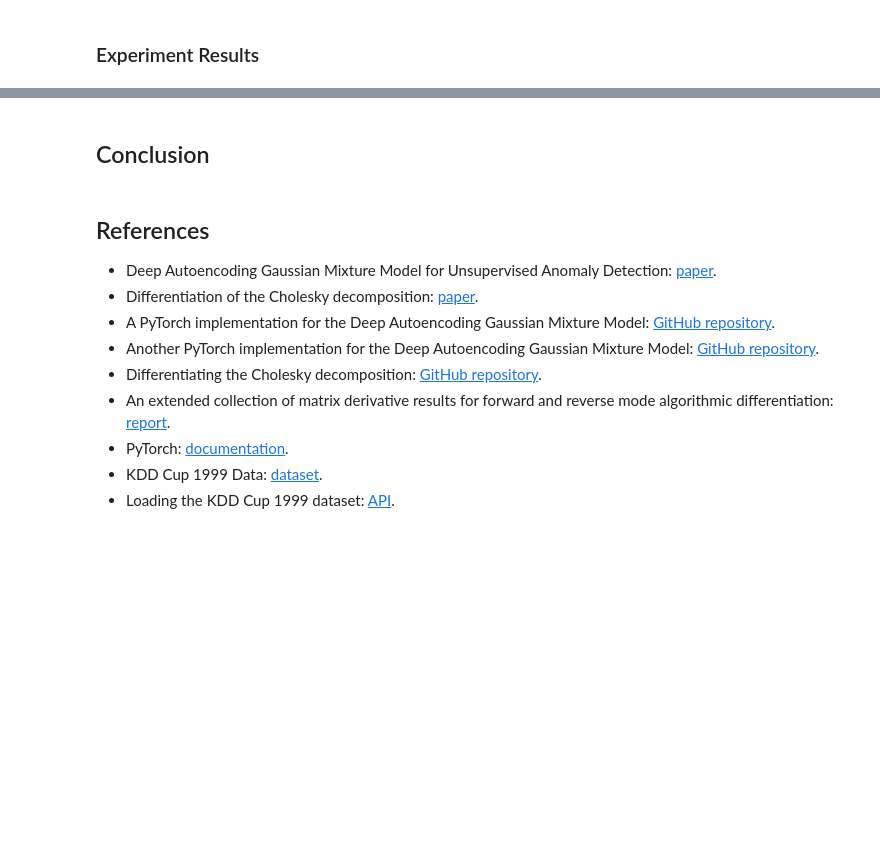
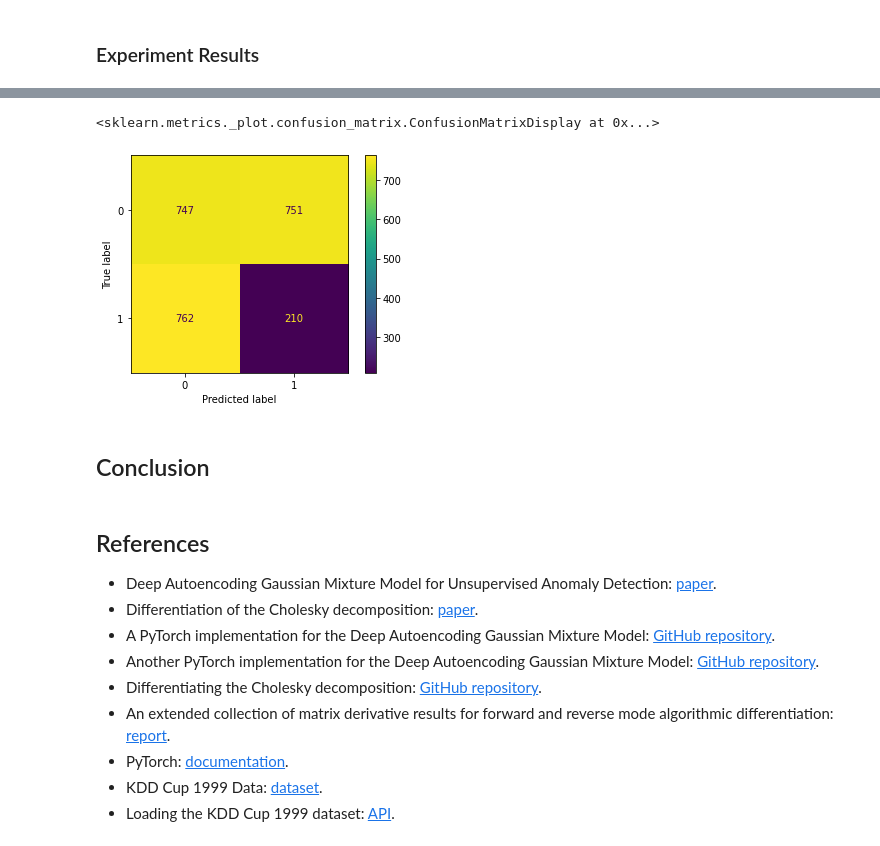
Before and after one commit to zefang-liu/DAGMM-Needle, a Jupyter notebook: project.ipynb, the cells around one changed output, grey strips where cells are left out. Cells and saved outputs as stored; diff of their text form; code cells hidden in the pictures; blank space fills up the shorter version.

```diff
--- a/project.ipynb
+++ b/project.ipynb
@@ -484,18 +485,18 @@ from models import DAGMM
 from training import train_kdd_cup, evaluate_kdd_cup
 # %%
 device = ndl.cuda()
-dataset_train = ndl.data.KDDCUPDataset(train=True, train_ratio=0.5)
-dataset_test = ndl.data.KDDCUPDataset(train=False, train_ratio=0.5)
+dataset_train = ndl.data.KDDCUPDataset(train=True, train_ratio=0.5, sample_ratio=0.01)
+dataset_test = ndl.data.KDDCUPDataset(train=False, train_ratio=0.5, sample_ratio=0.01)
 # %%
 dataloader_train = ndl.data.DataLoader(
     dataset=dataset_train,
-    batch_size=4,
+    batch_size=64,
     shuffle=True,
     device=device,
     dtype="float32")
 dataloader_test = ndl.data.DataLoader(
     dataset=dataset_test,
-    batch_size=4,
+    batch_size=64,
     shuffle=False,
     device=device,
     dtype="float32")
@@ -511,2 +548,6 @@ _, energies_test, targets_test = evaluate_kdd_cup(
+# %%
+energy_threshold = np.percentile(energies_test, 60)
+preds_test = (energies_test > energy_threshold).astype(int)
+targets_test = targets_test.astype(int)
 # %% [markdown]
 ### Experiment Results
@@ -513,3 +566,9 @@ _, energies_test, targets_test = evaluate_kdd_cup(
+# %%
+ConfusionMatrixDisplay.from_predictions(
+    y_true=targets_test, y_pred=preds_test)
+# %% [output]
+<sklearn.metrics._plot.confusion_matrix.ConfusionMatrixDisplay at 0x...>
+[figure, added]
 # %% [markdown]
 ## Conclusion
 # %% [markdown]
```
Also changed, not shown: parts of 10 cells of this notebook, 3 other files.
